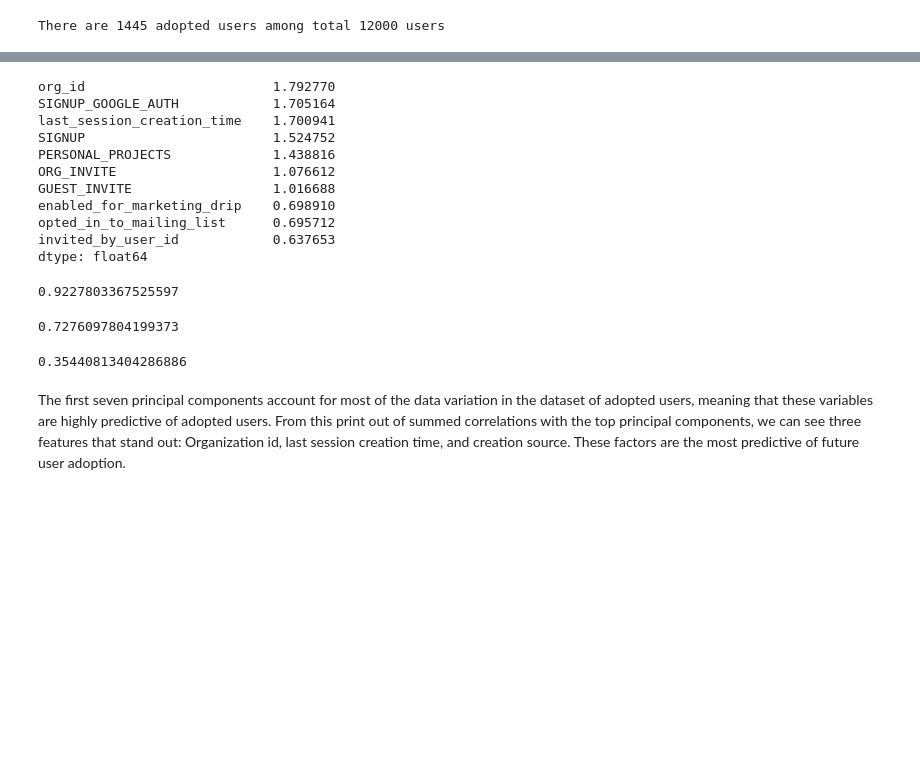
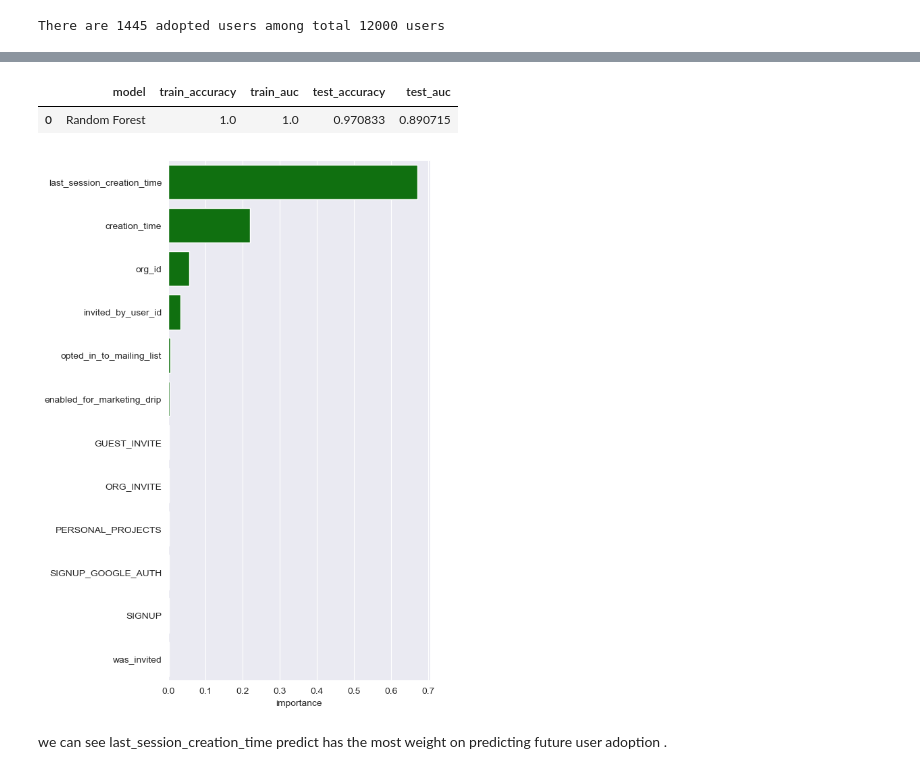
Before and after one commit to data4good1/SpringBoard, a Jupyter notebook: relax_challenge/relax-challenge.ipynb, the cells around one changed output, grey strips where cells are left out. Drawn from its saved outputs; the diff is of its cells as text; code cells hidden in the pictures; blank space fills up the shorter version.

```diff
--- a/relax_challenge/relax-challenge.ipynb
+++ b/relax_challenge/relax-challenge.ipynb
@@ -161,29 +201,55 @@ best_features.head()
+# %%
+df['invited_by_user_id'].fillna(0, inplace = True)
 # %%
-#sum correlations to get a relative estimate of the feature importance
-best_features.head(7).sum(axis=0).sort_values(ascending=False)
+#train/test split
+from sklearn.model_selection import train_test_split
+X = df.drop(columns=['adopted_user'])
+y = df[['adopted_user']]
+
+X_train, X_test, y_train, y_test = train_test_split(X, y, test_size=0.3, random_state=42, stratify=y)
-# %% [output]
-org_id                        1.792770
-SIGNUP_GOOGLE_AUTH            1.705164
-last_session_creation_time    1.700941
-SIGNUP                        1.524752
-PERSONAL_PROJECTS             1.438816
-ORG_INVITE                    1.076612
-GUEST_INVITE                  1.016688
-enabled_for_marketing_drip    0.698910
-opted_in_to_mailing_list      0.695712
-invited_by_user_id            0.637653
-dtype: float64
 # %%
-np.sum(pca.explained_variance_ratio_[0:7])
+from sklearn import preprocessing, model_selection, ensemble, metrics
+#method to train, predict, and score the model
+def train_predict_score(model, X_train, y_train, X_test, y_test):
+
+    model.fit(X_train,y_train)
+
+    y_pred_train = model.predict(X_train)
+    y_pred_test = model.predict(X_test)
+
+    train_accuracy = metrics.accuracy_score(y_train,y_pred_train)
+    train_auc = metrics.roc_auc_score(y_train,y_pred_train)
+    test_accuracy = metrics.accuracy_score(y_test,y_pred_test)
+    test_auc = metrics.roc_auc_score(y_test,y_pred_test)
+
+    return {'train_accuracy':train_accuracy,
+           'train_auc':train_auc,
+           'test_accuracy':test_accuracy,
+           'test_auc':test_auc}
-# %% [output]
-0.9227803367525597
 # %%
-np.sum(pca.explained_variance_ratio_[0:5])
+#dataframe for model scores
+df_scores = pd.DataFrame(columns=['model','train_accuracy','train_auc','test_accuracy','test_auc'])
-# %% [output]
-0.7276097804199373
 # %%
-np.sum(pca.explained_variance_ratio_[0:2])
+#Random Forest model
+rf_model = ensemble.RandomForestClassifier(random_state=42)
+
+results = train_predict_score(rf_model, X_train, y_train, X_test, y_test)
+results['model'] = 'Random Forest'
+df_scores = df_scores.append(results, ignore_index=True)
-# %% [output]
-0.35440813404286886
-# %% [markdown]
-The first seven principal components account for most of the data variation in the dataset of adopted users, meaning that these variables are highly predictive of adopted users. From this print out of summed correlations with the top principal components, we can see three features that stand out: Organization id, last session creation time, and creation source. These factors are the most predictive of future user adoption.
+# %%
+df_scores
+# %% [output]
+|  | model | train_accuracy | train_auc | test_accuracy | test_auc |
+| 0 | Random Forest | 1.0 | 1.0 | 0.970833 | 0.890715 |
+# %%
+df_feature_importances = \
+    pd.DataFrame(rf_model.feature_importances_, index=X_train.columns, columns=['importance']) \
+        .sort_values(by='importance', ascending=False)
+
+plt.figure(figsize=(5,10))
+sns.barplot(data=df_feature_importances, y=df_feature_importances.index,
+            x='importance', color='green', orient='h');
+# %% [output]
+[figure, added]
+# %% [markdown]
+we can see last_session_creation_time predict has the most weight on predicting future  user adoption .
```
Also changed, not shown: parts of 17 cells of this notebook.
